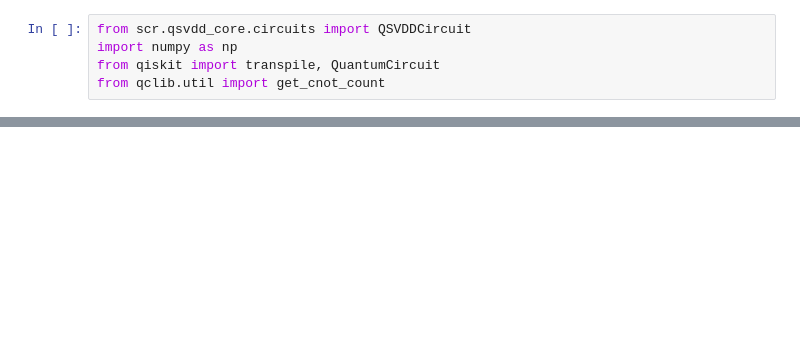
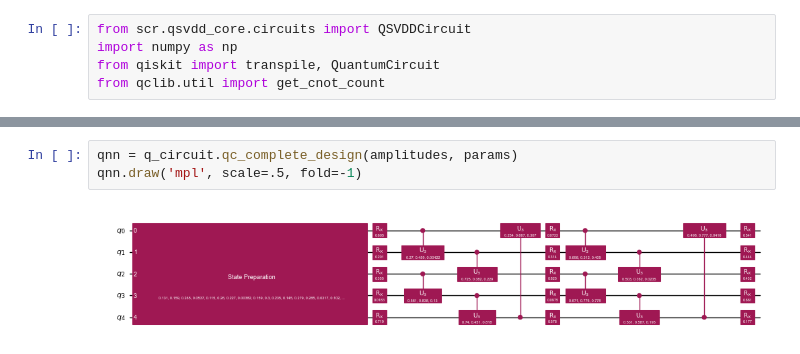
Before and after one commit to quantum-cesar-lab/HE-Quantum-Anomaly-Detection, a Jupyter notebook: notebooks/circuit_visualization.ipynb, the cells around one changed output, grey strips where cells are left out. Saved outputs shown, nothing was run; the diff lists cells and outputs as text; blank space fills up the shorter version.

```diff
--- a/notebooks/circuit_visualization.ipynb
+++ b/notebooks/circuit_visualization.ipynb
@@ -82,0 +83,5 @@ the ansatz_circuit has 20 CNOTs and depth of 21
+# %%
+qnn = q_circuit.qc_complete_design(amplitudes, params)
+qnn.draw('mpl', scale=.5, fold=-1)
+# %% [output]
+[figure, added]
```
Also changed, not shown: parts of 4 cells of this notebook, 5 other files.
